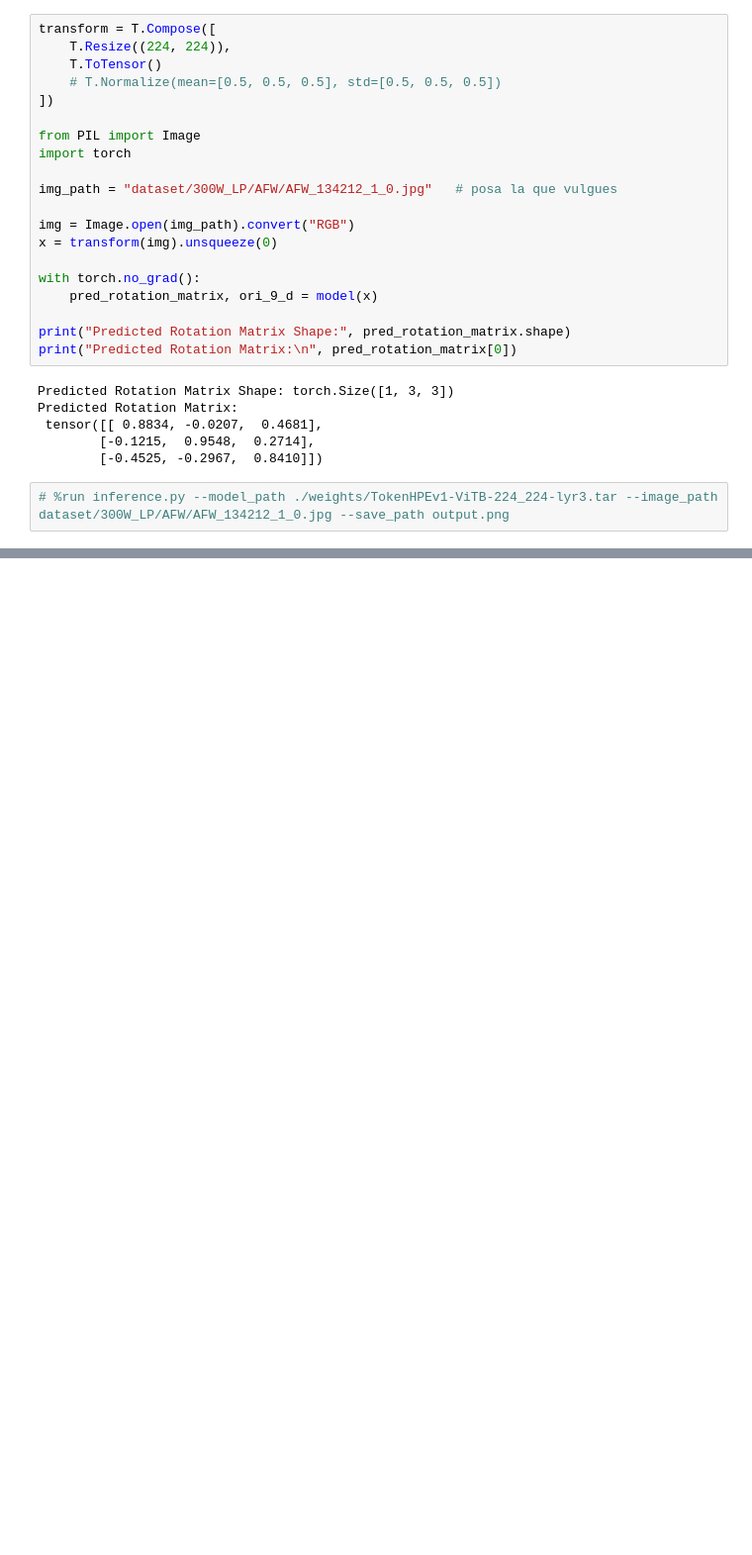
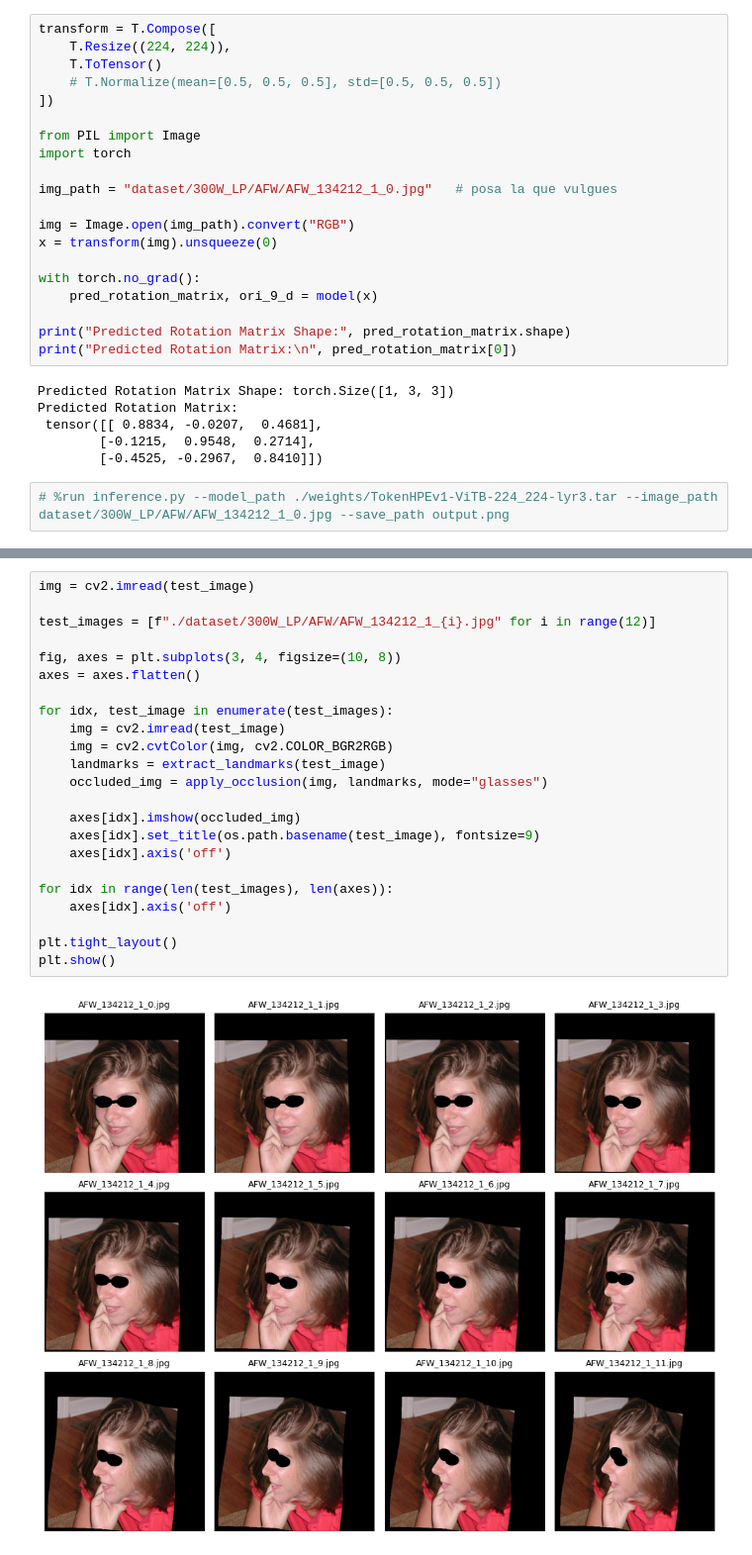
Before and after one commit to enricbaixauli/CV2_final_project, a Jupyter notebook: cv2-p2-project-vila-baixauli.ipynb, the cells around one changed output, grey strips where cells are left out. Shown at 99% size. Drawn from its saved outputs; the diff is of its cells as text; blank space fills up the shorter version.

```diff
--- a/cv2-p2-project-vila-baixauli.ipynb
+++ b/cv2-p2-project-vila-baixauli.ipynb
@@ -177,0 +313,25 @@ Pitch: -16.167137145996094 Yaw: 53.772430419921875 Roll: -7.593020439147949
+# %%
+img = cv2.imread(test_image)
+
+test_images = [f"./dataset/300W_LP/AFW/AFW_134212_1_{i}.jpg" for i in range(12)]
+
+fig, axes = plt.subplots(3, 4, figsize=(10, 8))
+axes = axes.flatten()
+
+for idx, test_image in enumerate(test_images):
+    img = cv2.imread(test_image)
+    img = cv2.cvtColor(img, cv2.COLOR_BGR2RGB)
+    landmarks = extract_landmarks(test_image)
+    occluded_img = apply_occlusion(img, landmarks, mode="glasses")
+
+    axes[idx].imshow(occluded_img)
+    axes[idx].set_title(os.path.basename(test_image), fontsize=9)
+    axes[idx].axis('off')
+
+for idx in range(len(test_images), len(axes)):
+    axes[idx].axis('off')
+
+plt.tight_layout()
+plt.show()
+# %% [output]
+[figure, added]
```
Also changed, not shown: parts of 9 cells of this notebook.
